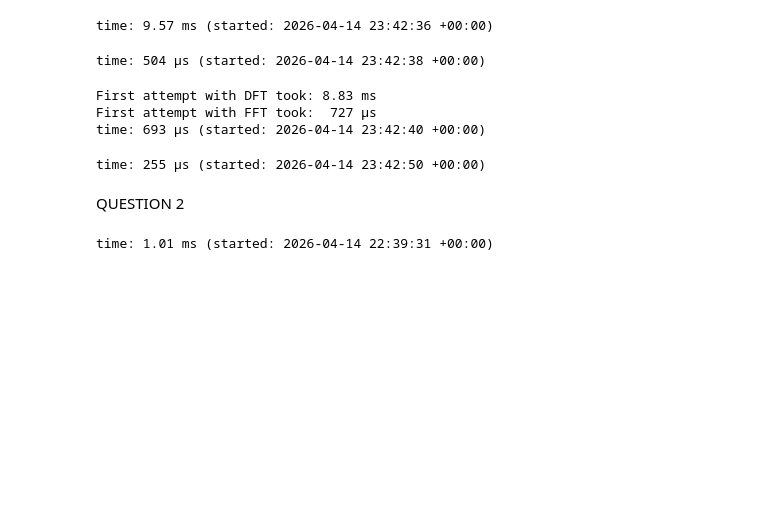
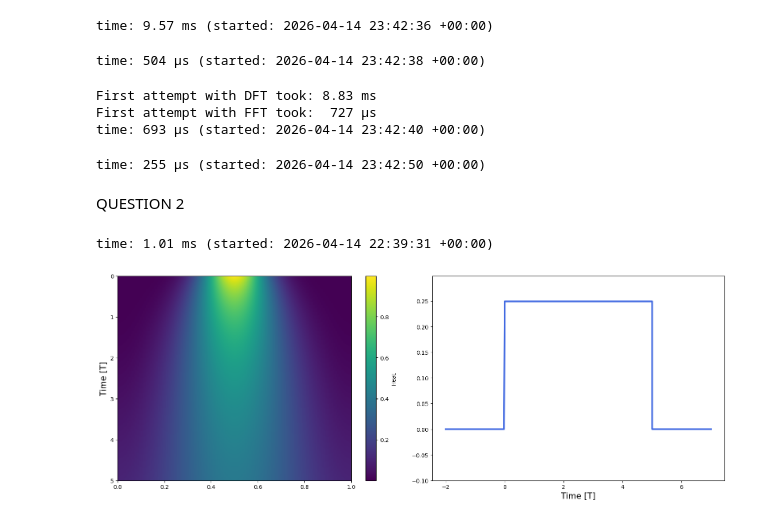
Before and after one commit to Astro-CMalhas/Computational-Astronomy, a Jupyter notebook: Comp_HW_5_FFT.ipynb, the cells around one changed output. Cells and saved outputs as stored; diff of their text form; code cells hidden in the pictures; blank space fills up the shorter version.

```diff
--- a/Comp_HW_5_FFT.ipynb
+++ b/Comp_HW_5_FFT.ipynb
@@ -281,31 +259,32 @@ u0_k = func1b3(func1(arraytest150))
 # RK4 test
 ARRR1, BRRR1 = RKtest(0, u0_k, T, Nt_a, prob2func)
 
 TestOut = np.zeros((Nt_a, N))
 heat = []
 
 for i in range(Nt_a):
     TestOut[i] = np.real(func1b4(BRRR1[i]))
     heat.append(np.sum(TestOut[i]) * (1/N))
-s
+
 fig, (ax1, ax2) = plt.subplots(1, 2, figsize=(16, 6))
 
 # plotting the heat eq
 c = ax1.imshow(TestOut, aspect='auto', extent=[0, 1, T, 0], cmap='viridis')
 fig.colorbar(c, ax=ax1, label="Heat")
 
 ax1.set_ylabel("Time [T]", fontsize=15)
 
 #data for the 2nd plot, basically making it so the time before 0s and after T=5 show up to match expected behavior
 pad_t_pre = np.linspace(-2, 0, 100, endpoint=False)
 pad_t_post = np.linspace(T, T+2, 100)
 ext_time = np.concatenate((pad_t_pre, np.linspace(0, T, Nt_a), pad_t_post))
 ext_heat = np.concatenate((np.zeros(100), np.array(heat), np.zeros(100)))
 
 ax2.plot(ext_time, ext_heat, color=color2, linewidth=3)
 ax2.set_xlabel("Time [T]", fontsize=15)
 ax2.set_ylim(-0.1, max(heat)*1.2)
 
 plt.tight_layout()
 plt.show()
 # %% [output]
+[figure, added]
```
Also changed, not shown: parts of 3 cells of this notebook.
